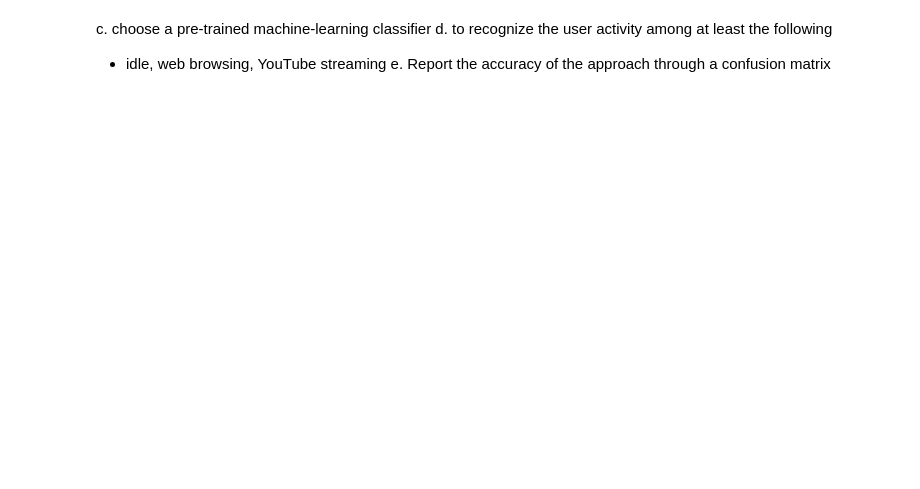
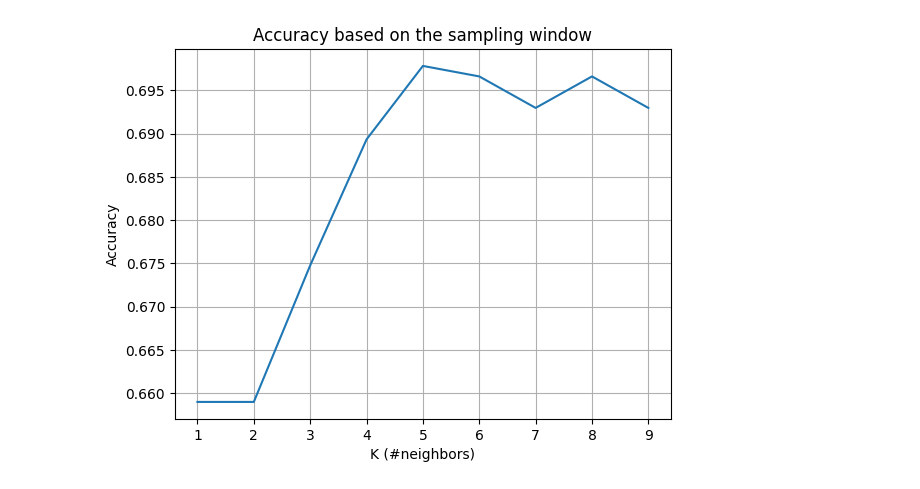
Before and after one commit to claualc/wireless, a Jupyter notebook: wifi_classifier.ipynb, the cells around one changed output. Cells and saved outputs as stored; diff of their text form; code cells hidden in the pictures; blank space fills up the shorter version.

```diff
--- a/wifi_classifier.ipynb
+++ b/wifi_classifier.ipynb
@@ -123,0 +10,17 @@ def process_packets(W):
+# %%
+import numpy as np
+
+# GLOBAL VARIABLES
+qos_types = {
+    "qos_type0": "Best Effort (Best Effort)",
+    "qos_type7": "Background (Background)",
+    "qos_type2": "Spare (Background)",
+    "qos_type3": "Excellent Effort (Best Effort)",
+    "qos_type4": "Controlled Load (Video)",
+    "qos_type5": "Video (Video)",
+    "qos_type6": "Voice (Voice)",
+    "qos_type1": "Network Control (Voice)",
+}
+
+SRC_MAC = 'aa:3a:0e:b6:ed:12'
+application_types = np.array(["browsing","video_call","idle","youtube","instagram"])
@@ -124,45 +150,46 @@ def process_packets(W):
 # %%
-# TO TEST THE BEST WINDOW SAMPLING
+'''
+GET THE BEST WINDOW SAMPLING
+
+
+This code is performing a K-nearest neighbors classification algorithm on a dataset
+of packet information, after processing the packets over a time window of W seconds.
+The data is split into training and testing sets, and the accuracy of the classifier
+is calculated using a range of neighbor values. The accuracy scores are then plotted
+ in a graph to visualize the best k neighbor.
+'''
 
 import pandas as pd
 import matplotlib.pyplot as plt
 from sklearn.preprocessing import StandardScaler
 from sklearn.model_selection import train_test_split
 from sklearn.neighbors import KNeighborsClassifier
 from sklearn.metrics import accuracy_score, ConfusionMatrixDisplay
 
+W = 3 #timewindow of 5 seconds
+
+X = process_packets(W)
+
+Y = X["gt"]
+X = X.fillna(0).reset_index().drop(["sample_no","gt"], axis=1)
+scaler = StandardScaler()
+
 ACCURACY = []
-sample_windows = [1,2,3,4,5,6] # seconds
-for W in sample_windows:
-  scaler = StandardScaler()
-  X = process_packets(W)
-  X = X.dropna()
-  Y = X["gt"]
-  X = X.drop('gt',axis=1)
-
-  X_norm = scaler.fit_transform(X)
-
-  X_train, X_test, y_train, y_test = train_test_split(X_norm, Y, test_size=0.5)
-  W_ACCURACY = []
-  for k in range(1,5):
-    knn = KNeighborsClassifier(n_neighbors=k, weights='distance')
-    knn.fit(X_train, y_train)
-    knn_predict = knn.predict(X_test)
-    accuracy = accuracy_score(y_test, knn_predict)
-    W_ACCURACY.append(accuracy)
-  ACCURACY.append(W_ACCURACY)
+X_norm = scaler.fit_transform(X)
+X_train, X_test, y_train, y_test = train_test_split(X_norm, Y, test_size=0.5)
+for k in range(1,10):
+  knn = KNeighborsClassifier(n_neighbors=k, weights='distance')
+  knn.fit(X_train, y_train)
+  knn_predict = knn.predict(X_test)
+  accuracy = accuracy_score(y_test, knn_predict)
+  ACCURACY.append(accuracy)
 
 fig = plt.figure()
 plt.grid(visible=True)
-plt.title("Accuracy based on the sample window")
-plt.xlabel('K')
+plt.title("Accuracy based on the sampling window")
+plt.xlabel('K (#neighbors)')
 plt.ylabel('Accuracy')
-for i,w_accuracy in enumerate(ACCURACY):
-  plt.plot(range(1,5),w_accuracy, label="W={} s".format(sample_windows[i]))
-plt.legend(loc='upper center', bbox_to_anchor=(0.5, -0.1), ncol=3, fancybox=True, shadow=True)
+plt.plot(range(1,10),ACCURACY, label="W=1 s")
 plt.show()
+# %% [output]
+[figure, added]
-# %% [markdown]
-c. choose a pre-trained machine-learning classifier
-d. to recognize the user activity among at least the following
-   - idle, web browsing, YouTube streaming
-e. Report the accuracy of the approach through a confusion matrix
```
Also changed, not shown: parts of 11 cells of this notebook, 14 other files.
